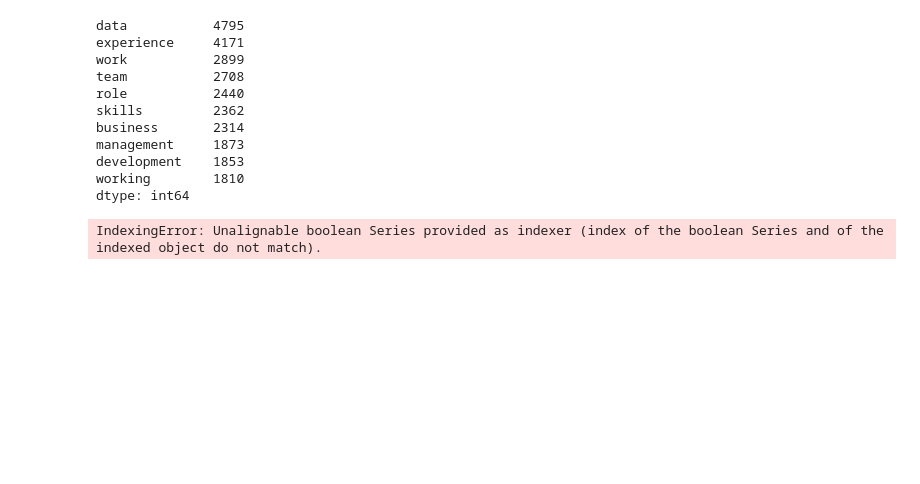
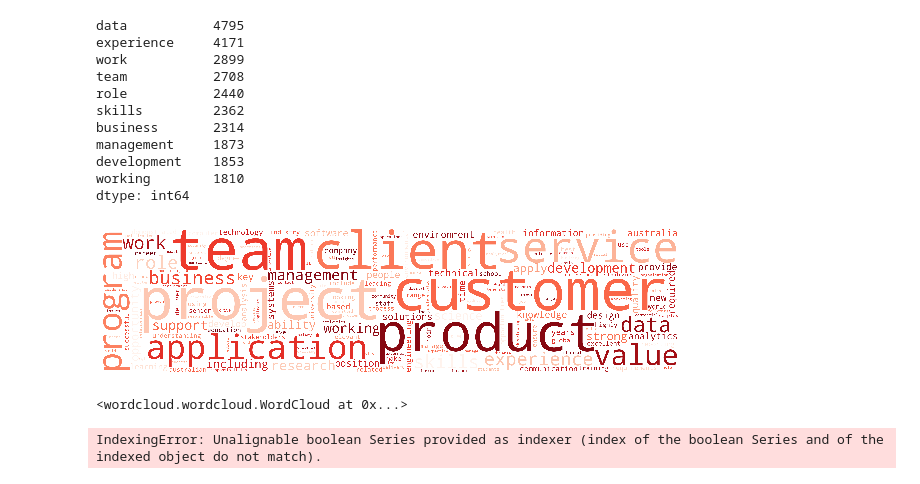
Before and after one commit to plaskas/Job-Posting-Web-Scrape-NLP, a Jupyter notebook: Job Board NLP Analysis.ipynb, the cells around one changed output. Cells and saved outputs as stored; diff of their text form; code cells hidden in the pictures; blank space fills up the shorter version.

Commit message:
wordcloud

```diff
--- a/Job Board NLP Analysis.ipynb
+++ b/Job Board NLP Analysis.ipynb
@@ -259,3 +245,20 @@ dtype: int64
+# %%
+wordcloud = WordCloud(width=4000, height=1000,
+                     background_color='white',
+                     colormap='Reds',
+                     scale=1,
+                     min_font_size=8).generate_from_text(words)
+
+plt.figure(figsize = (8, 8), facecolor = None)
+plt.imshow(wordcloud)
+plt.axis("off")
+plt.tight_layout(pad = 0)
+
+plt.show()
+wordcloud.to_file('cloud.png')
+# %% [output]
+[figure, added]
+<wordcloud.wordcloud.WordCloud at 0x...>
 # %%
 salary = df['above_ave_salary']
 # %%
```
Also changed, not shown: parts of 4 cells of this notebook.
